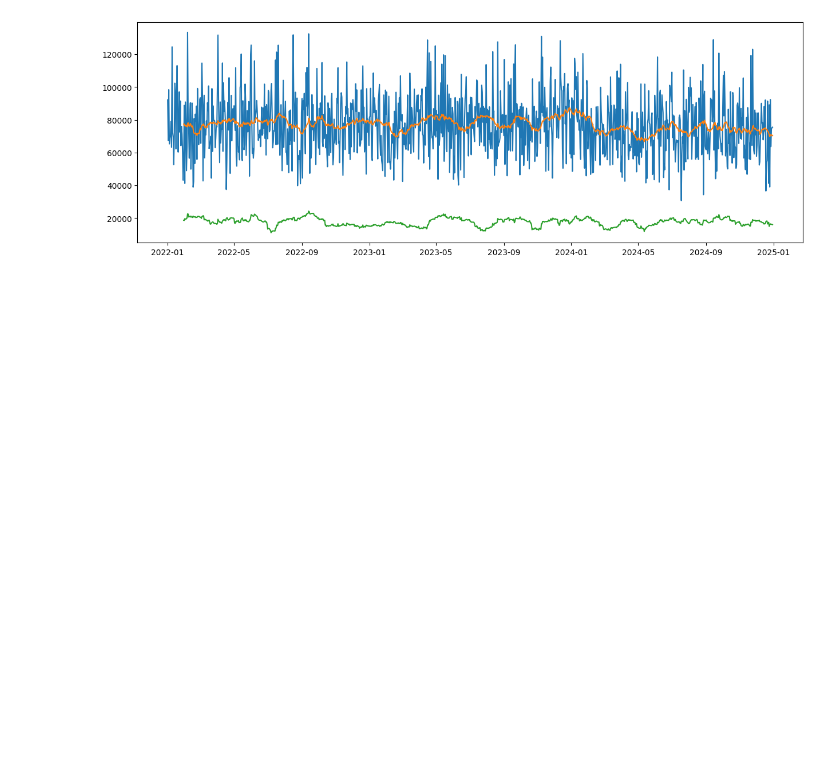
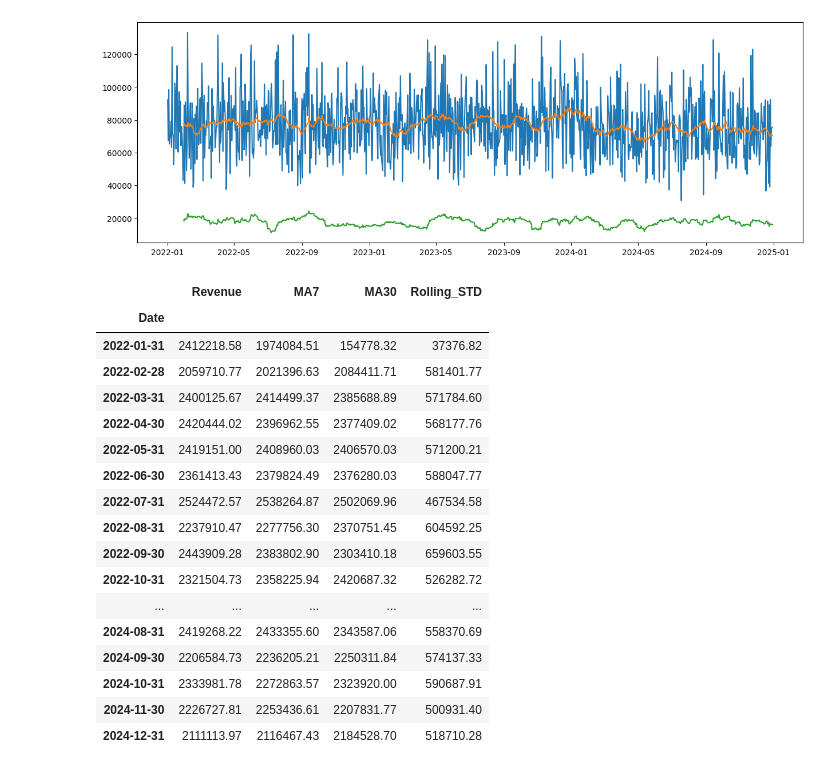
Before and after one commit to projit-1/time_series_analysis_retail_sales_data, a Jupyter notebook: time_series_analysis_retail_sales_data.ipynb, the cells around one changed output. Cells and saved outputs as stored; diff of their text form; code cells hidden in the pictures; blank space fills up the shorter version.

```diff
--- a/time_series_analysis_retail_sales_data.ipynb
+++ b/time_series_analysis_retail_sales_data.ipynb
@@ -297,3 +297,28 @@ plt.plot(daily["Rolling_STD"])
 plt.show()
 # %% [output]
 [figure]
+# %%
+## Monthly Revenue.
+
+monthly = (daily.resample("ME").sum())
+
+round(monthly,2)
+# %% [output]
+|  | Revenue | MA7 | MA30 | Rolling_STD |
+| Date |  |  |  |  |
+| 2022-01-31 | 2412218.58 | 1974084.51 | 154778.32 | 37376.82 |
+| 2022-02-28 | 2059710.77 | 2021396.63 | 2084411.71 | 581401.77 |
+| 2022-03-31 | 2400125.67 | 2414499.37 | 2385688.89 | 571784.60 |
+| 2022-04-30 | 2420444.02 | 2396962.55 | 2377409.02 | 568177.76 |
+| 2022-05-31 | 2419151.00 | 2408960.03 | 2406570.03 | 571200.21 |
+| 2022-06-30 | 2361413.43 | 2379824.49 | 2376280.03 | 588047.77 |
+| 2022-07-31 | 2524472.57 | 2538264.87 | 2502069.96 | 467534.58 |
+| 2022-08-31 | 2237910.47 | 2277756.30 | 2370751.45 | 604592.25 |
+| 2022-09-30 | 2443909.28 | 2383802.90 | 2303410.18 | 659603.55 |
+| 2022-10-31 | 2321504.73 | 2358225.94 | 2420687.32 | 526282.72 |
+| ... | ... | ... | ... | ... |
+| 2024-08-31 | 2419268.22 | 2433355.60 | 2343587.06 | 558370.69 |
+| 2024-09-30 | 2206584.73 | 2236205.21 | 2250311.84 | 574137.33 |
+| 2024-10-31 | 2333981.78 | 2272863.57 | 2323920.00 | 590687.91 |
+| 2024-11-30 | 2226727.81 | 2253436.61 | 2207831.77 | 500931.40 |
+| 2024-12-31 | 2111113.97 | 2116467.43 | 2184528.70 | 518710.28 |
```
Also changed, not shown: parts of 11 cells of this notebook, 1 other file.
